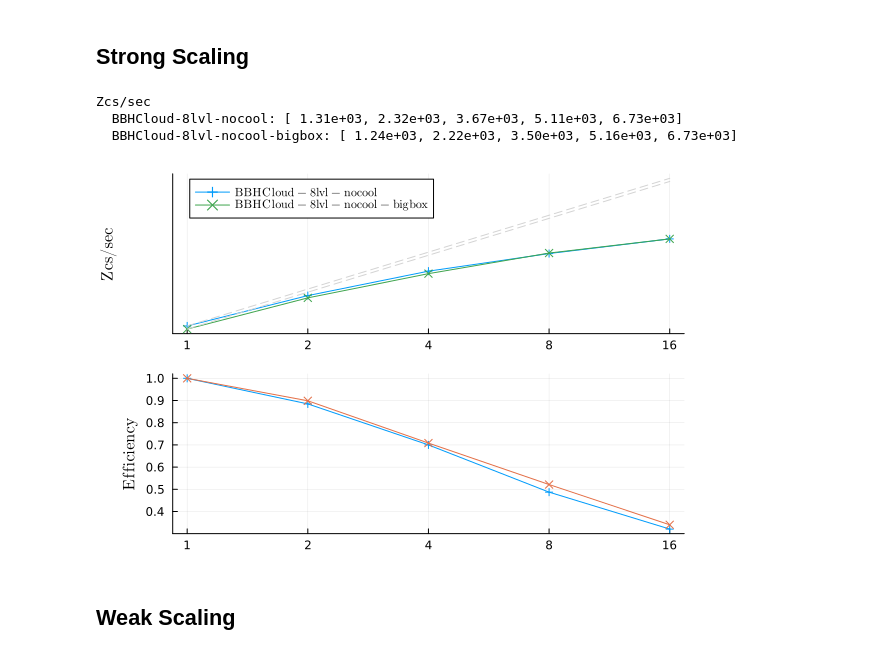
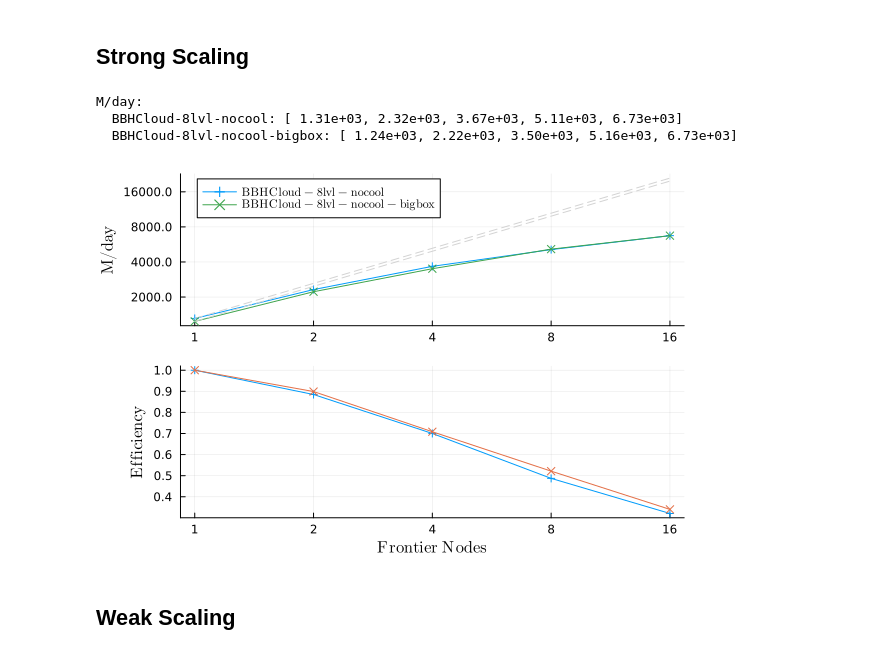
Before and after one commit to lwJi/ETK-Scaling-Tests, a Jupyter notebook: frontier/2025Dec/ipynb/BBHCloud-8lvl-nocool-n256.ipynb, the cells around one changed output. Cells and saved outputs as stored; diff of their text form; code cells hidden in the pictures.

Commit message:
frontier: update ipynb for 2025Dec

```diff
--- a/frontier/2025Dec/ipynb/BBHCloud-8lvl-nocool-n256.ipynb
+++ b/frontier/2025Dec/ipynb/BBHCloud-8lvl-nocool-n256.ipynb
@@ -19,44 +19,44 @@ let patt_dirss = [
     ]
 
     # Plot Zcs/sec
-    plt1 = plot(ylabel=L"\mathrm{Zcs}/\mathrm{sec}", xscale=:log10, yscale=:log10)
+    plt1 = plot(ylabel=L"\mathrm{M}/\mathrm{day}", xscale=:log10, yscale=:log10)
     xs = [1, 2, 4, 8, 16]
     xticks!(plt1, xs, [string(n) for n in xs])
-    ys = [1e8, 1e9, 1e10]
+    ys = [2e3, 4e3, 8e3, 16e3]
     yticks!(plt1, ys, [string(n) for n in ys])
 
     # Plot Efficiency
-    plt2 = plot(ylabel=L"\mathrm{Efficiency}", xscale=:log10)
+    plt2 = plot(ylabel=L"\mathrm{Efficiency}", xlabel=L"\mathrm{Frontier\,\,Nodes}", xscale=:log10)
     xticks!(plt2, xs, [string(n) for n in xs])
 
-    println("Zcs/sec")
+    println("M/day:")
     for (patterns, parent_dir, mark) in patt_dirss
         # Load averages for the given patterns and directory
         dats, labs = MiscStdout.load_avgs(patterns, parent_dir; option = "TotalComputeTime", range=:)
         # Iterate through the loaded datasets
         for (i, dat) in enumerate(dats)
             # Plot Zcs/sec
             plot!(plt1, dat[1], dat[2], label = L"\mathrm{%$(labs[i])}", marker = mark)
             plot!(plt1, dat[1], dat[2][1] .* dat[1], label="", linestyle=:dash, color=:lightgray)
 
             @printf("  %8s: [", labs[i])
             println(join([@sprintf(" %8.2e", d) for d in dat[2]], ","), "]")
 
             # Plot Efficiency
             value_per_node = dat[2] ./ dat[1]
             efficiency = value_per_node ./ first(value_per_node)
             plot!(plt2, dat[1], efficiency, label="", marker = mark)
         end
     end
 
     plt = plot(plt1, plt2, layout=(2,1))
     display(plt)
 end
 # %% [output]
-Zcs/sec
+M/day:
   BBHCloud-8lvl-nocool: [ 1.31e+03, 2.32e+03, 3.67e+03, 5.11e+03, 6.73e+03]
   BBHCloud-8lvl-nocool-bigbox: [ 1.24e+03, 2.22e+03, 3.50e+03, 5.16e+03, 6.73e+03]
-[figure, old version]
+[figure, new version]
 # %% [markdown]
 ## Weak Scaling
 # %%
```
